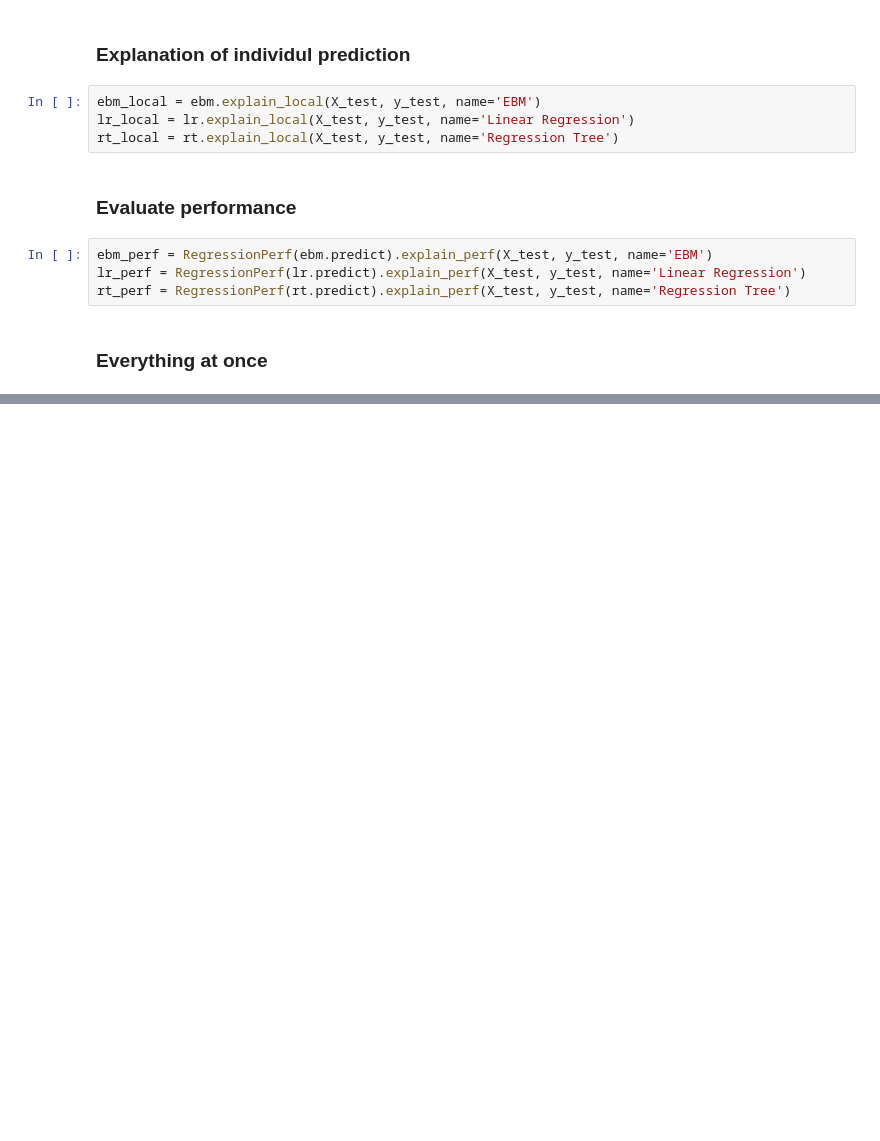
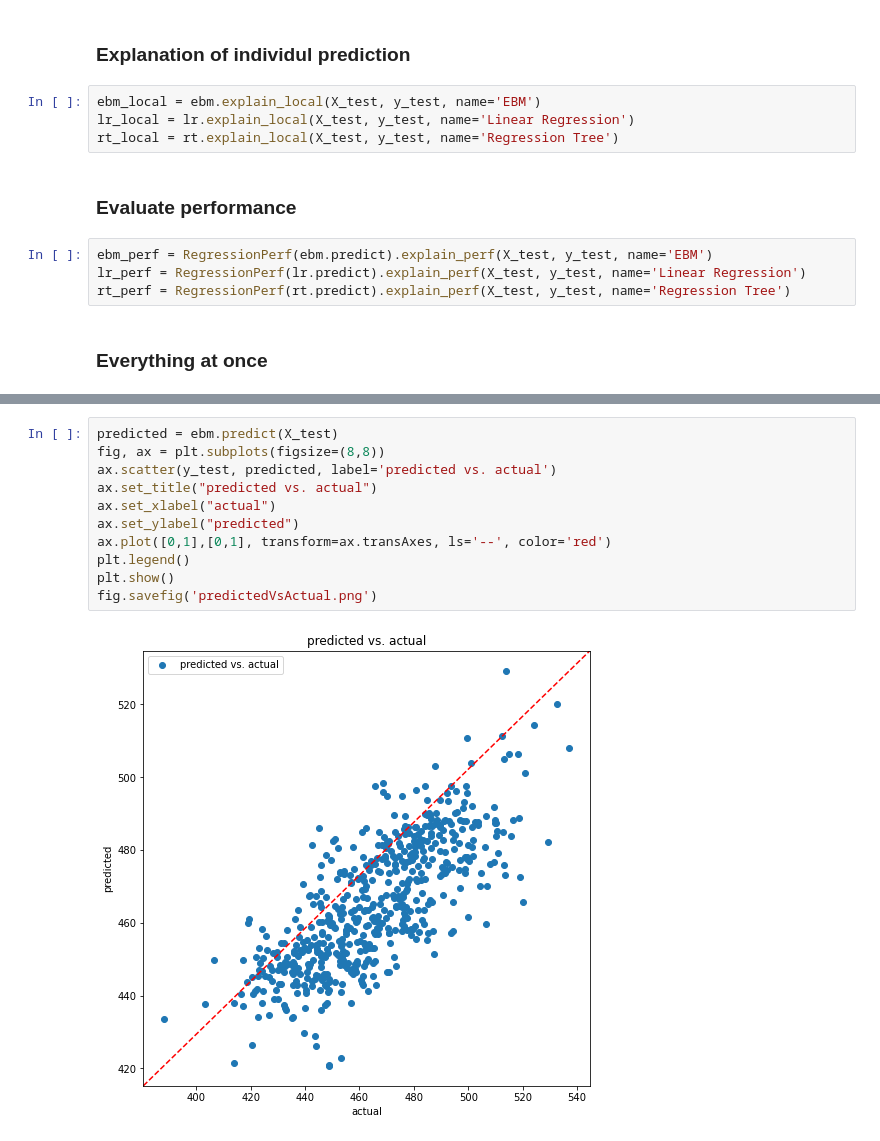
Before and after one commit to Ghinojoz/COS-Seesaw, a Jupyter notebook: Seesaw_GA2M.ipynb, the cells around one changed output, grey strips where cells are left out. Cells and saved outputs as stored; diff of their text form; blank space fills up the shorter version.

Commit message:
Add sst 2 months prior to observation
Added sst 2 months prior to observation, and included predicted vs actual figure

```diff
--- a/Seesaw_GA2M.ipynb
+++ b/Seesaw_GA2M.ipynb
@@ -104,3 +104,16 @@ rt_perf = RegressionPerf(rt.predict).explain_perf(X_test, y_test, name='Regressi
 show([marginal_explanation, lr_global, lr_perf, lr_local, rt_global, rt_perf, rt_local, ebm_global, ebm_perf, ebm_local])
 # %% [output]
 [interactive output not drawn]
+# %%
+predicted = ebm.predict(X_test)
+fig, ax = plt.subplots(figsize=(8,8))
+ax.scatter(y_test, predicted, label='predicted vs. actual')
+ax.set_title("predicted vs. actual")
+ax.set_xlabel("actual")
+ax.set_ylabel("predicted")
+ax.plot([0,1],[0,1], transform=ax.transAxes, ls='--', color='red')
+plt.legend()
+plt.show()
+fig.savefig('predictedVsActual.png')
+# %% [output]
+[figure, added]
```
Also changed, not shown: parts of 2 cells of this notebook, 4 other files.
